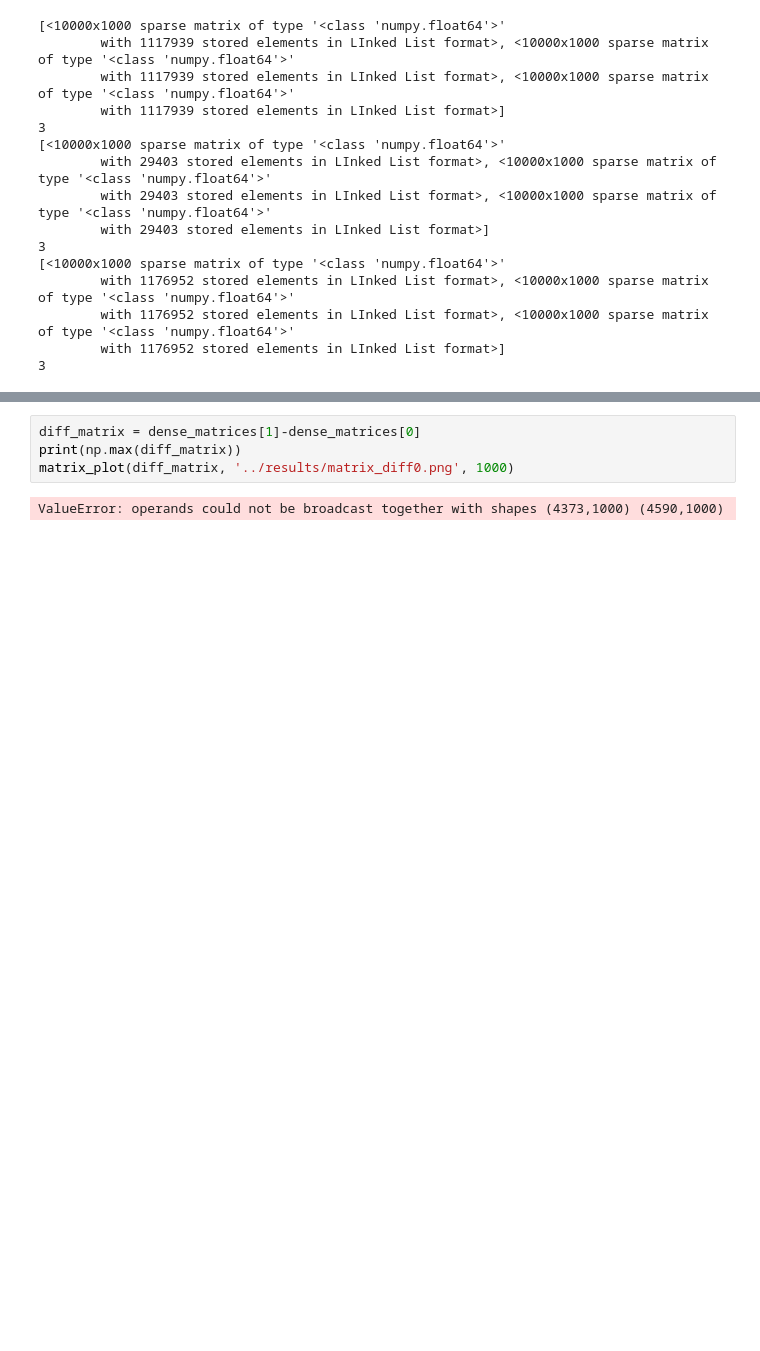
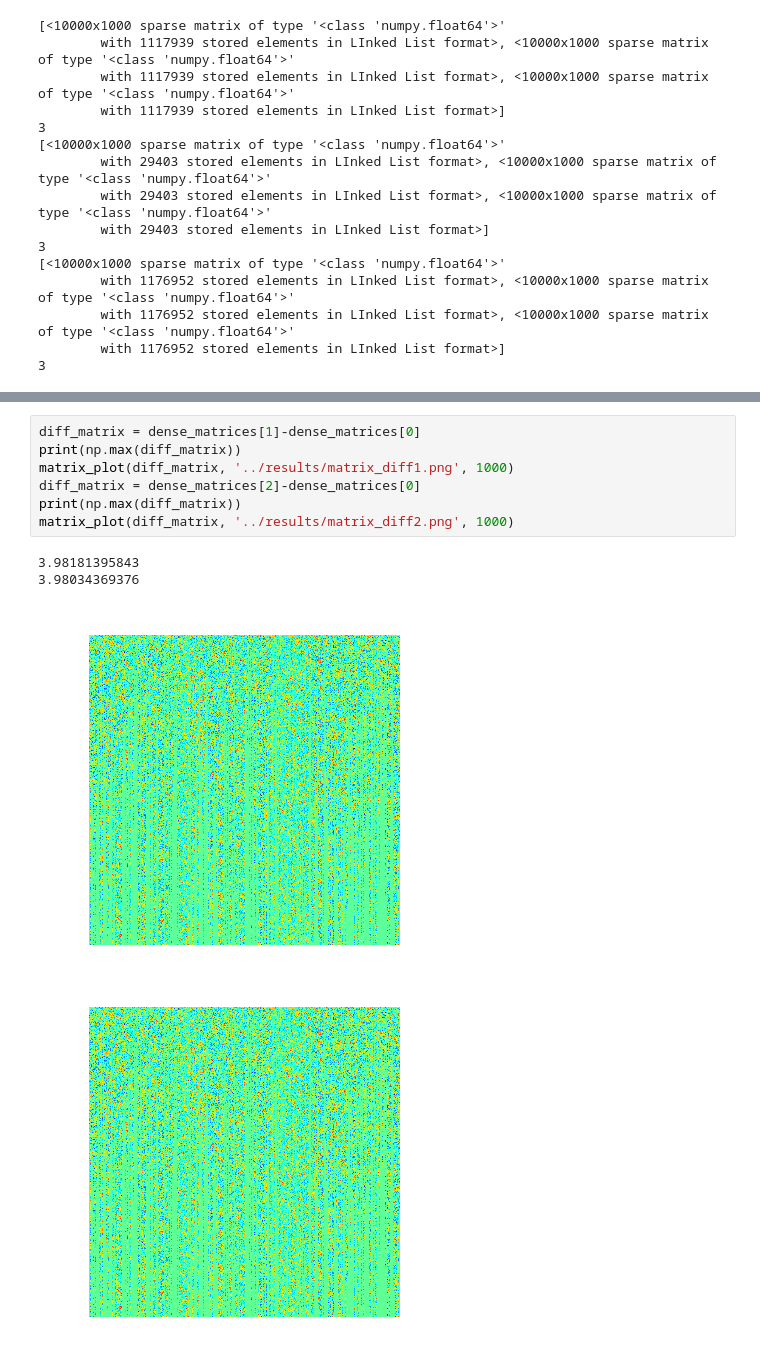
Before and after one commit to MLortki/Machine_Learning_Recommender_Systems, a Jupyter notebook: src/postprocessing.ipynb, the cells around one changed output, grey strips where cells are left out. Drawn from its saved outputs; the diff is of its cells as text; blank space fills up the shorter version.

```diff
--- a/src/postprocessing.ipynb
+++ b/src/postprocessing.ipynb
@@ -258,6 +132,12 @@ user min, max, mean: 8 4373 1117.64564565
 # %%
 diff_matrix = dense_matrices[1]-dense_matrices[0]
 print(np.max(diff_matrix))
-matrix_plot(diff_matrix, '../results/matrix_diff0.png', 1000)
+matrix_plot(diff_matrix, '../results/matrix_diff1.png', 1000)
+diff_matrix = dense_matrices[2]-dense_matrices[0]
+print(np.max(diff_matrix))
+matrix_plot(diff_matrix, '../results/matrix_diff2.png', 1000)
 # %% [output]
-ValueError: operands could not be broadcast together with shapes (4373,1000) (4590,1000)
+3.98181395843
+3.98034369376
+[figure, added]
+[figure, added]
```
Also changed, not shown: parts of 15 cells of this notebook, 3 other files.
